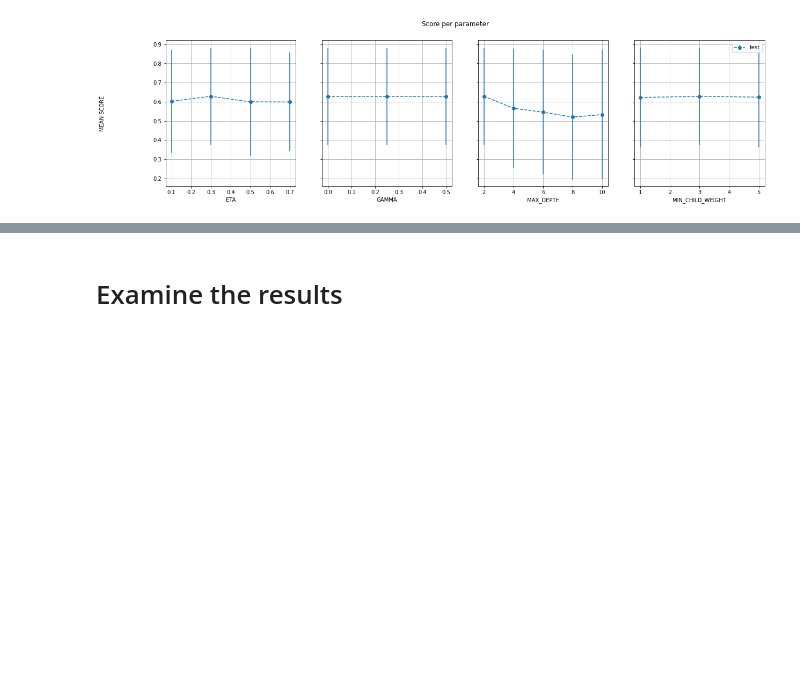
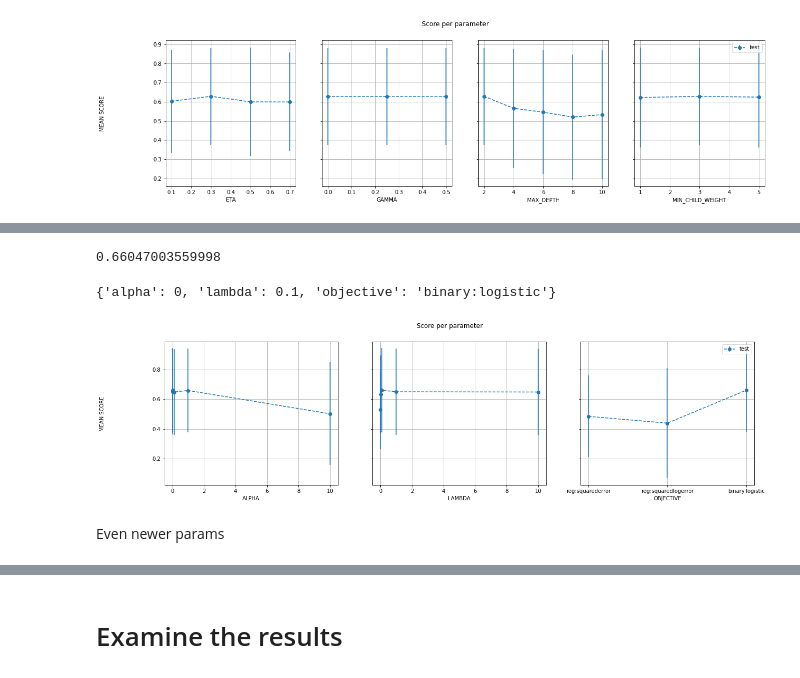
Before and after one commit to mikrzol/ML_bacteriophage_host_predicting, a Jupyter notebook: hyperparameter_tuning.ipynb, the cells around one changed output, grey strips where cells are left out. Cells and saved outputs as stored; diff of their text form; code cells hidden in the pictures; blank space fills up the shorter version.

```diff
--- a/hyperparameter_tuning.ipynb
+++ b/hyperparameter_tuning.ipynb
@@ -423,0 +522,12 @@ mf.plot_all_gridsearch_results(clf_xgb)
+# %%
+from sklearn.model_selection import LeaveOneGroupOut, cross_validate
+from xgboost import XGBClassifier
+from sklearn.model_selection import GridSearchCV
+
+xgb_lin = XGBClassifier(booster='gblinear')
+logo = LeaveOneGroupOut()
+params = {
+    'lambda': [0, 0.01, 0.1, 1, 10],
+    'alpha': [0, 0.01, 0.1, 1, 10],
+    'objective': ['reg:squarederror', 'reg:squaredlogerror', 'binary:logistic']
+}
@@ -423,0 +536,3 @@ mf.plot_all_gridsearch_results(clf_xgb)
+# %%
+clf_xgb_lin = GridSearchCV(xgb_lin, params, cv=logo, n_jobs=-1, scoring='f1', verbose=10)
+clf_xgb_lin.fit(X_learning, y_learning, groups=groups)
@@ -423,0 +571,14 @@ mf.plot_all_gridsearch_results(clf_xgb)
+# %%
+clf_xgb_lin.best_score_
+# %% [output]
+0.66047003559998
+# %%
+clf_xgb_lin.best_params_
+# %% [output]
+{'alpha': 0, 'lambda': 0.1, 'objective': 'binary:logistic'}
+# %%
+mf.plot_all_gridsearch_results(clf_xgb_lin)
+# %% [output]
+[figure, added]
+# %% [markdown]
+Even newer params
```
Also changed, not shown: parts of 24 cells of this notebook.
